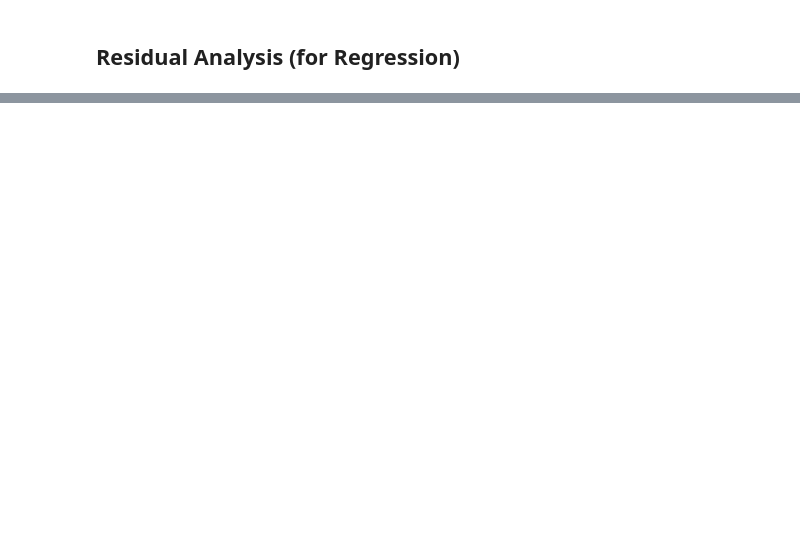
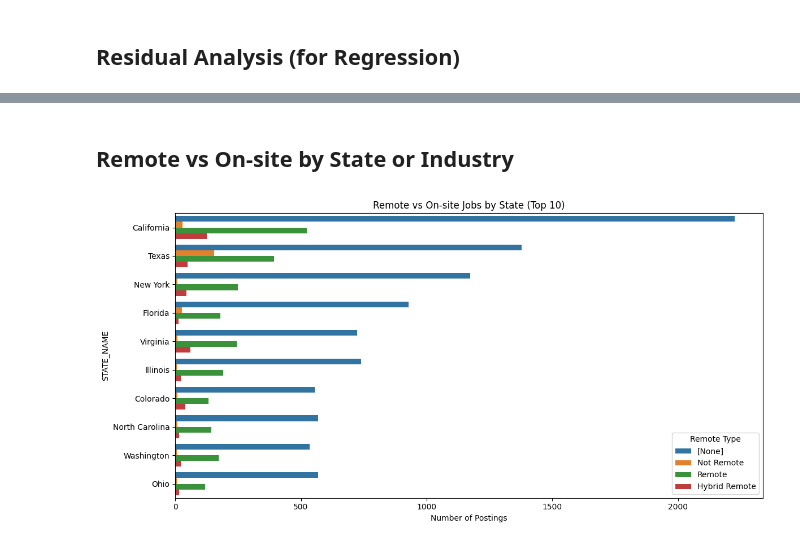
Before and after one commit to CassieLu0/AD688-employability-sp25A3-group2, a Jupyter notebook: multiple_regression.ipynb, the cells around one changed output, grey strips where cells are left out. Saved outputs shown, nothing was run; the diff lists cells and outputs as text; code cells hidden in the pictures; blank space fills up the shorter version.

```diff
--- a/multiple_regression.ipynb
+++ b/multiple_regression.ipynb
@@ -182,0 +172,16 @@ KeyboardInterrupt:
+# %% [markdown]
+## Remote vs On-site by State or Industry
+# %%
+import seaborn as sns
+import matplotlib.pyplot as plt
+
+# Count plot of remote types by state
+plt.figure(figsize=(12, 6))
+sns.countplot(data=df_clean, y="STATE_NAME", hue="REMOTE_TYPE_NAME", order=df_clean["STATE_NAME"].value_counts().index[:10])
+plt.title("Remote vs On-site Jobs by State (Top 10)")
+plt.xlabel("Number of Postings")
+plt.legend(title="Remote Type")
+plt.tight_layout()
+plt.show()
+# %% [output]
+[figure, added]
```
Also changed, not shown: parts of 11 cells of this notebook, 1 other file.
